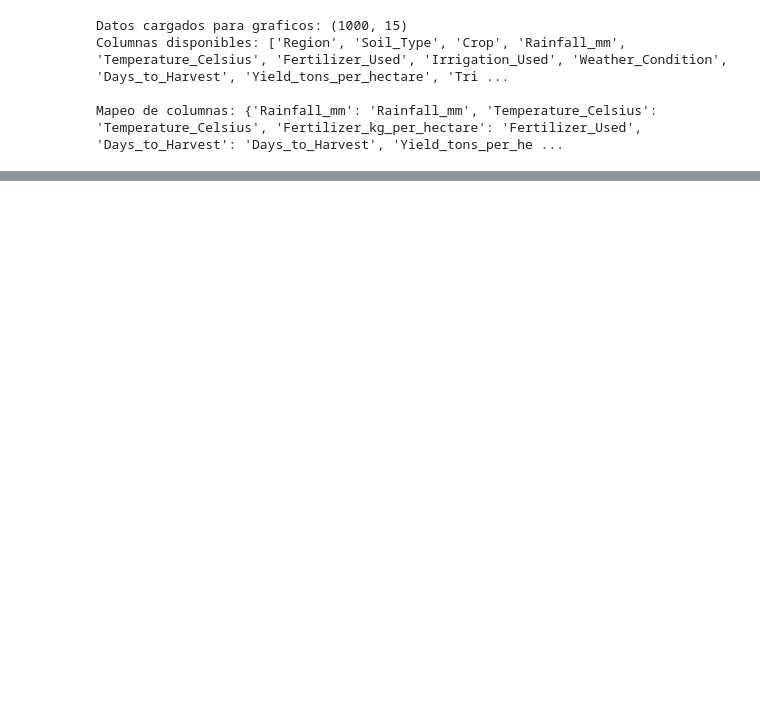
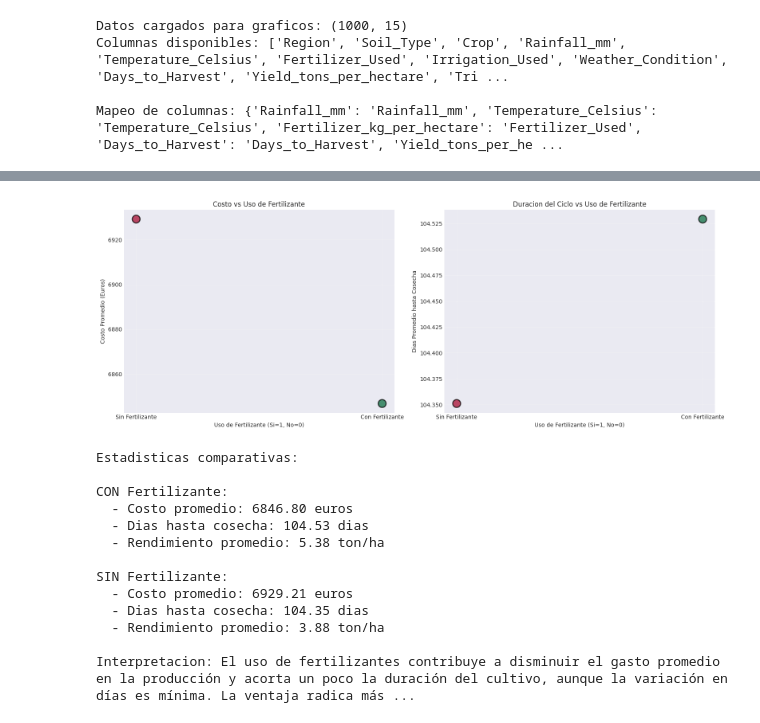
Before and after one commit to DanyC2003/Proyecto_integrador_V, a Jupyter notebook: src/proyecto_integrador_v/proyecto_integrador_v.ipynb, the cells around one changed output, grey strips where cells are left out. Saved outputs shown, nothing was run; the diff lists cells and outputs as text; code cells hidden in the pictures; blank space fills up the shorter version.

```diff
--- a/src/proyecto_integrador_v/proyecto_integrador_v.ipynb
+++ b/src/proyecto_integrador_v/proyecto_integrador_v.ipynb
@@ -719,0 +724,61 @@ Interpretacion: La distribucion muestra que la mayoria de cultivos tienen rendim
+# %%
+fig, axes = plt.subplots(1, 2, figsize=(16, 6))
+
+fertilizer_groups = df_graficos.groupby('Fertilizer_Used').agg({
+    'Cost_Euros': 'mean',
+    'Days_to_Harvest': 'mean',
+    'Yield_tons_per_hectare': 'mean'
+}).reset_index()
+
+axes[0].scatter(fertilizer_groups['Fertilizer_Used'], fertilizer_groups['Cost_Euros'],
+                s=200, alpha=0.7, c=fertilizer_groups['Yield_tons_per_hectare'],
+                cmap='RdYlGn', edgecolor='black', linewidth=2)
+axes[0].set_xlabel('Uso de Fertilizante (Si=1, No=0)')
+axes[0].set_ylabel('Costo Promedio (Euros)')
+axes[0].set_title('Costo vs Uso de Fertilizante')
+axes[0].set_xticks([0, 1])
+axes[0].set_xticklabels(['Sin Fertilizante', 'Con Fertilizante'])
+axes[0].grid(True, alpha=0.3)
+
+axes[1].scatter(fertilizer_groups['Fertilizer_Used'], fertilizer_groups['Days_to_Harvest'],
+                s=200, alpha=0.7, c=fertilizer_groups['Yield_tons_per_hectare'],
+                cmap='RdYlGn', edgecolor='black', linewidth=2)
+axes[1].set_xlabel('Uso de Fertilizante (Si=1, No=0)')
+axes[1].set_ylabel('Dias Promedio hasta Cosecha')
+axes[1].set_title('Duracion del Ciclo vs Uso de Fertilizante')
+axes[1].set_xticks([0, 1])
+axes[1].set_xticklabels(['Sin Fertilizante', 'Con Fertilizante'])
+axes[1].grid(True, alpha=0.3)
+
+plt.tight_layout()
+plt.show()
+
+with_fert = df_graficos[df_graficos['Fertilizer_Used'] == 1]
+without_fert = df_graficos[df_graficos['Fertilizer_Used'] == 0]
+
+print(f"Estadisticas comparativas:")
+print(f"\nCON Fertilizante:")
+print(f"  - Costo promedio: {with_fert['Cost_Euros'].mean():.2f} euros")
+print(f"  - Dias hasta cosecha: {with_fert['Days_to_Harvest'].mean():.2f} dias")
+print(f"  - Rendimiento promedio: {with_fert['Yield_tons_per_hectare'].mean():.2f} ton/ha")
+print(f"\nSIN Fertilizante:")
+print(f"  - Costo promedio: {without_fert['Cost_Euros'].mean():.2f} euros")
+print(f"  - Dias hasta cosecha: {without_fert['Days_to_Harvest'].mean():.2f} dias")
+print(f"  - Rendimiento promedio: {without_fert['Yield_tons_per_hectare'].mean():.2f} ton/ha")
+
+print(f"\nInterpretacion: El uso de fertilizantes contribuye a disminuir el gasto promedio en la producción y acorta un poco la duración del cultivo, aunque la variación en días es mínima. La ventaja radica más en el aspecto financiero que en el tiempo: cultivar sin fertilizantes implica un mayor costo. Esto indica que el uso de fertilizantes es provechoso a largo plazo.")
+# %% [output]
+[figure, added]
+Estadisticas comparativas:
+
+CON Fertilizante:
+  - Costo promedio: 6846.80 euros
+  - Dias hasta cosecha: 104.53 dias
+  - Rendimiento promedio: 5.38 ton/ha
+
+SIN Fertilizante:
+  - Costo promedio: 6929.21 euros
+  - Dias hasta cosecha: 104.35 dias
+  - Rendimiento promedio: 3.88 ton/ha
+
+Interpretacion: El uso de fertilizantes contribuye a disminuir el gasto promedio en la producción y acorta un poco la duración del cultivo, aunque la variación en días es mínima. La ventaja radica más ...
```
Also changed, not shown: parts of 48 cells of this notebook, 1 other file.
